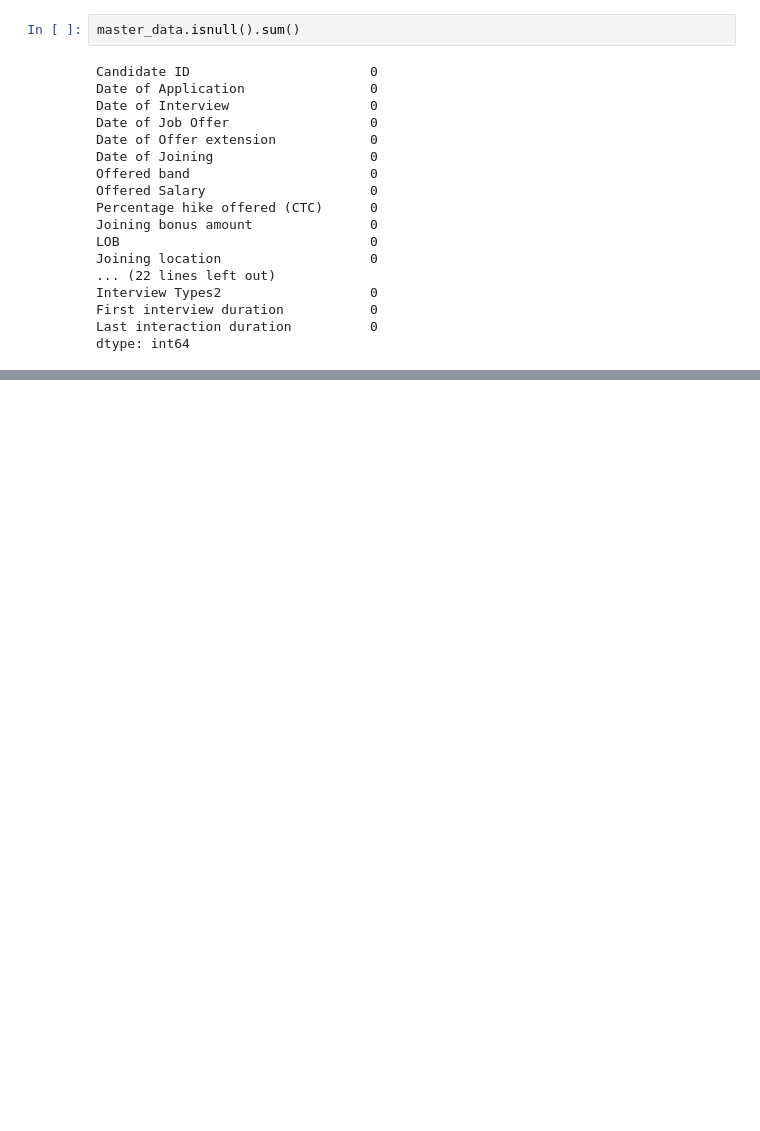
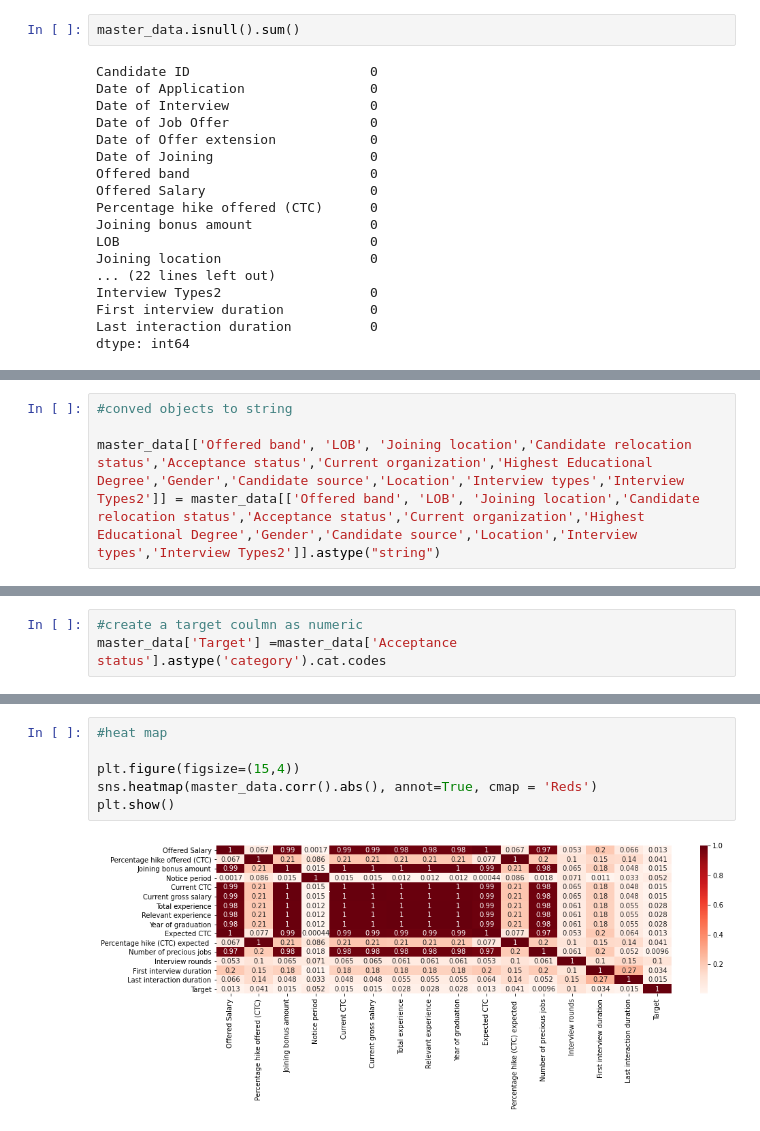
Before and after one commit to karunyads/MiniProject-FE, a Jupyter notebook: FE_PROJECT1_06.ipynb, the cells around one changed output, grey strips where cells are left out. Drawn from its saved outputs; the diff is of its cells as text; blank space fills up the shorter version.

Commit message:
Tried few steps like duplicate , dtype conversion and heatmap

```diff
--- a/FE_PROJECT1_06.ipynb
+++ b/FE_PROJECT1_06.ipynb
@@ -199,0 +207,4 @@ dtype: int64
+# %%
+#conved objects to string
+
+master_data[['Offered band', 'LOB', 'Joining location','Candidate relocation status','Acceptance status','Current organization','Highest Educational Degree','Gender','Candidate source','Location','Interview types','Interview Types2']] = master_data[['Offered band', 'LOB', 'Joining location','Candidate relocation status','Acceptance status','Current organization','Highest Educational Degree','Gender','Candidate source','Location','Interview types','Interview Types2']].astype("string")
@@ -199,0 +231,3 @@ dtype: int64
+# %%
+#create a target coulmn as numeric
+master_data['Target'] =master_data['Acceptance status'].astype('category').cat.codes
@@ -199,0 +254,8 @@ dtype: int64
+# %%
+#heat map
+
+plt.figure(figsize=(15,4))
+sns.heatmap(master_data.corr().abs(), annot=True, cmap = 'Reds')
+plt.show()
+# %% [output]
+[figure, added]
```
Also changed, not shown: parts of 4 cells of this notebook, 1 other file.
